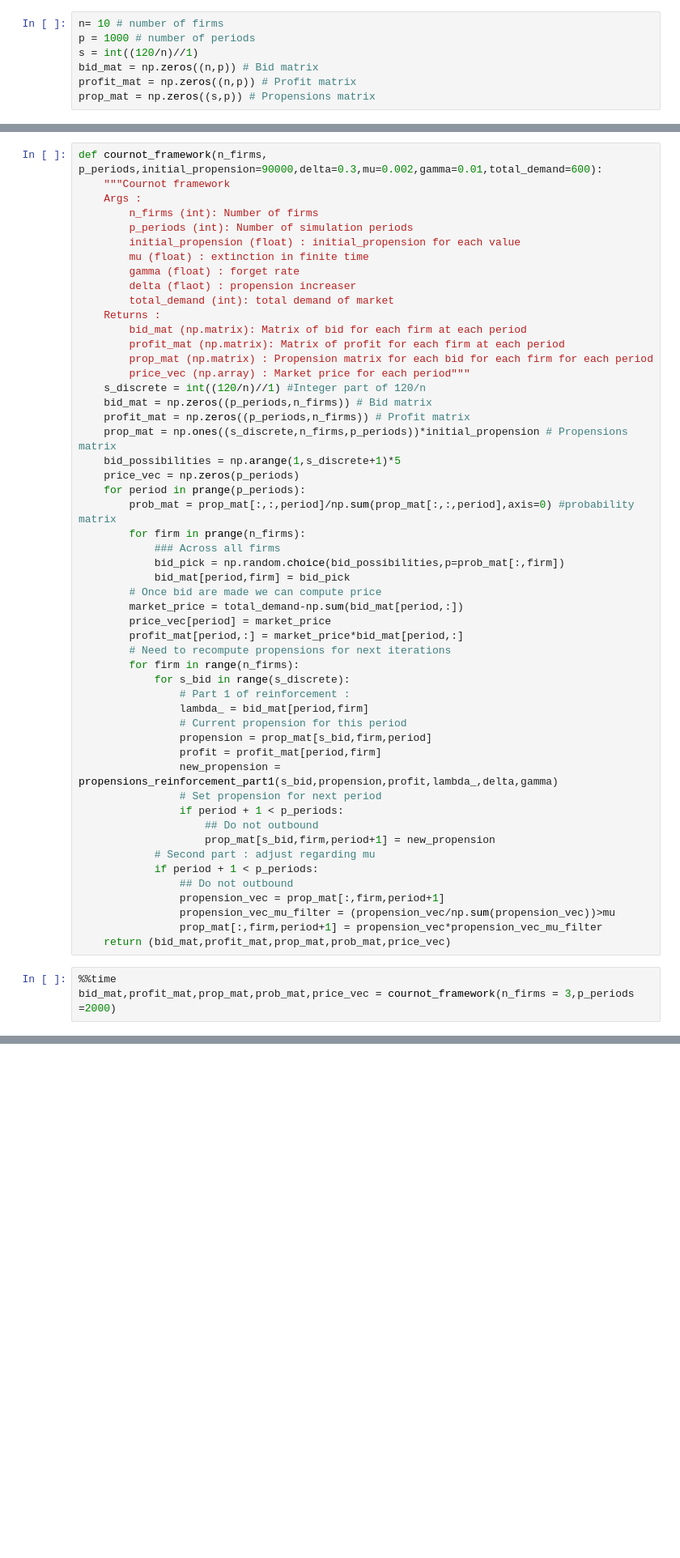
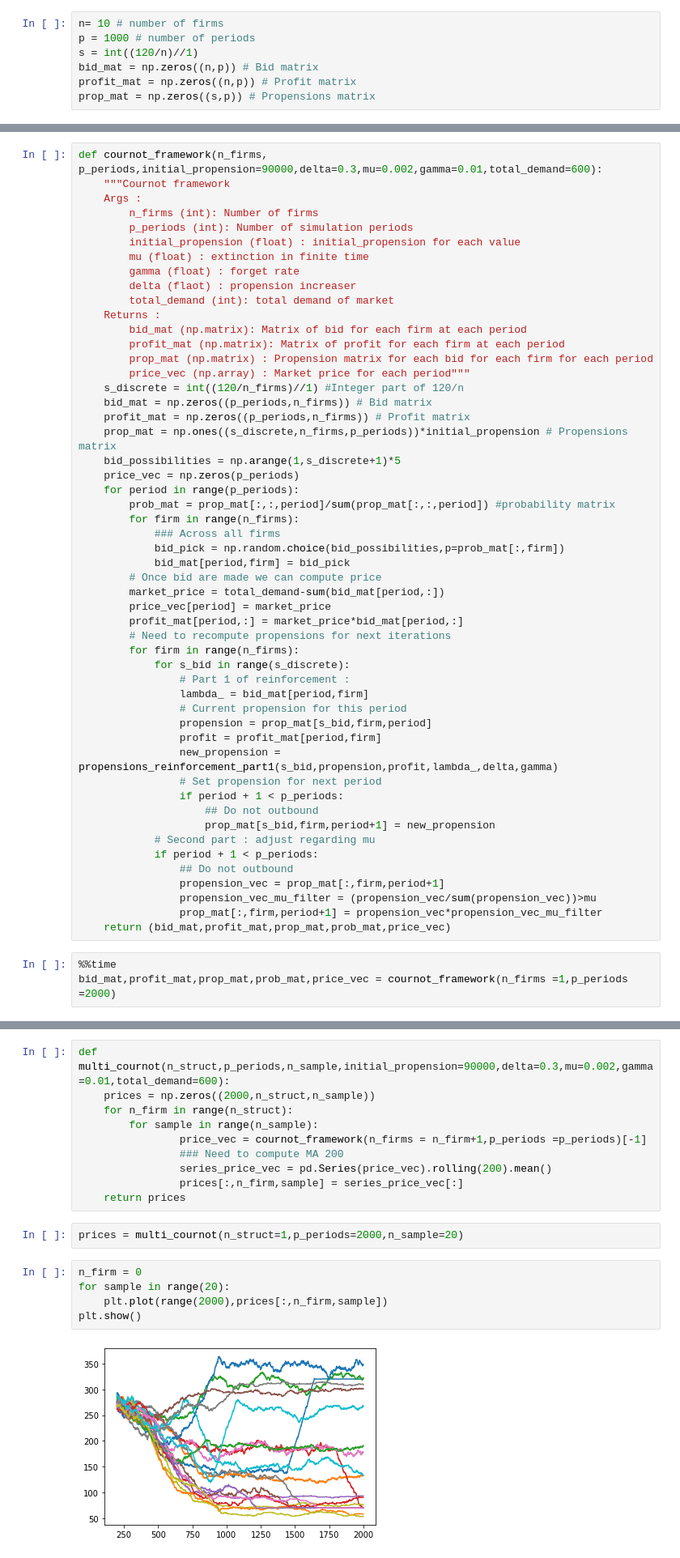
Before and after one commit to keyserwood/EcoIndus, a Jupyter notebook: 1.0-er_industrial_economy.ipynb, the cells around one changed output, grey strips where cells are left out. Shown: that part at 81% size. Drawn from its saved outputs; the diff is of its cells as text; blank space fills up the shorter version.

```diff
--- a/1.0-er_industrial_economy.ipynb
+++ b/1.0-er_industrial_economy.ipynb
@@ -88,20 +84,20 @@ def cournot_framework(n_firms, p_periods,initial_propension=90000,delta=0.3,mu=0
         profit_mat (np.matrix): Matrix of profit for each firm at each period
         prop_mat (np.matrix) : Propension matrix for each bid for each firm for each period
         price_vec (np.array) : Market price for each period"""
-    s_discrete = int((120/n)//1) #Integer part of 120/n
+    s_discrete = int((120/n_firms)//1) #Integer part of 120/n
     bid_mat = np.zeros((p_periods,n_firms)) # Bid matrix
     profit_mat = np.zeros((p_periods,n_firms)) # Profit matrix
     prop_mat = np.ones((s_discrete,n_firms,p_periods))*initial_propension # Propensions matrix
     bid_possibilities = np.arange(1,s_discrete+1)*5
     price_vec = np.zeros(p_periods)
-    for period in prange(p_periods):
-        prob_mat = prop_mat[:,:,period]/np.sum(prop_mat[:,:,period],axis=0) #probability matrix
-        for firm in prange(n_firms):
+    for period in range(p_periods):
+        prob_mat = prop_mat[:,:,period]/sum(prop_mat[:,:,period]) #probability matrix
+        for firm in range(n_firms):
             ### Across all firms
             bid_pick = np.random.choice(bid_possibilities,p=prob_mat[:,firm])
             bid_mat[period,firm] = bid_pick
         # Once bid are made we can compute price
-        market_price = total_demand-np.sum(bid_mat[period,:])
+        market_price = total_demand-sum(bid_mat[period,:])
         price_vec[period] = market_price
         profit_mat[period,:] = market_price*bid_mat[period,:]
         # Need to recompute propensions for next iterations
@@ -121,10 +117,10 @@ def cournot_framework(n_firms, p_periods,initial_propension=90000,delta=0.3,mu=0
             if period + 1 < p_periods:
                 ## Do not outbound
                 propension_vec = prop_mat[:,firm,period+1]
-                propension_vec_mu_filter = (propension_vec/np.sum(propension_vec))>mu
+                propension_vec_mu_filter = (propension_vec/sum(propension_vec))>mu
                 prop_mat[:,firm,period+1] = propension_vec*propension_vec_mu_filter
     return (bid_mat,profit_mat,prop_mat,prob_mat,price_vec)
 # %%
 %%time
-bid_mat,profit_mat,prop_mat,prob_mat,price_vec = cournot_framework(n_firms = 3,p_periods =2000)
+bid_mat,profit_mat,prop_mat,prob_mat,price_vec = cournot_framework(n_firms =1,p_periods =2000)
 # %% [output]
@@ -132,0 +141,19 @@ Wall time: 459 ms
+# %%
+def multi_cournot(n_struct,p_periods,n_sample,initial_propension=90000,delta=0.3,mu=0.002,gamma=0.01,total_demand=600):
+    prices = np.zeros((2000,n_struct,n_sample))
+    for n_firm in range(n_struct):
+        for sample in range(n_sample):
+                price_vec = cournot_framework(n_firms = n_firm+1,p_periods =p_periods)[-1]
+                ### Need to compute MA 200
+                series_price_vec = pd.Series(price_vec).rolling(200).mean()
+                prices[:,n_firm,sample] = series_price_vec[:]
+    return prices
+# %%
+prices = multi_cournot(n_struct=1,p_periods=2000,n_sample=20)
+# %%
+n_firm = 0
+for sample in range(20):
+    plt.plot(range(2000),prices[:,n_firm,sample])
+plt.show()
+# %% [output]
+[figure, added]
```
Also changed, not shown: parts of 5 cells of this notebook.
